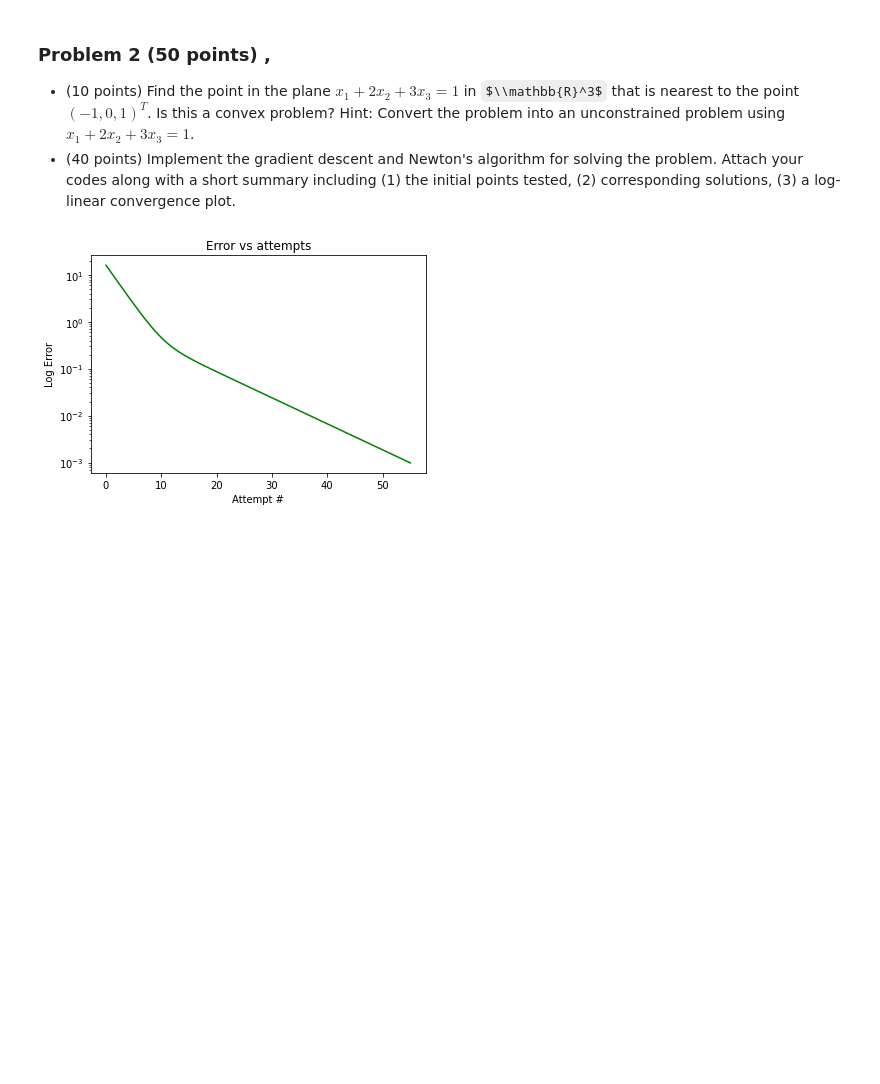
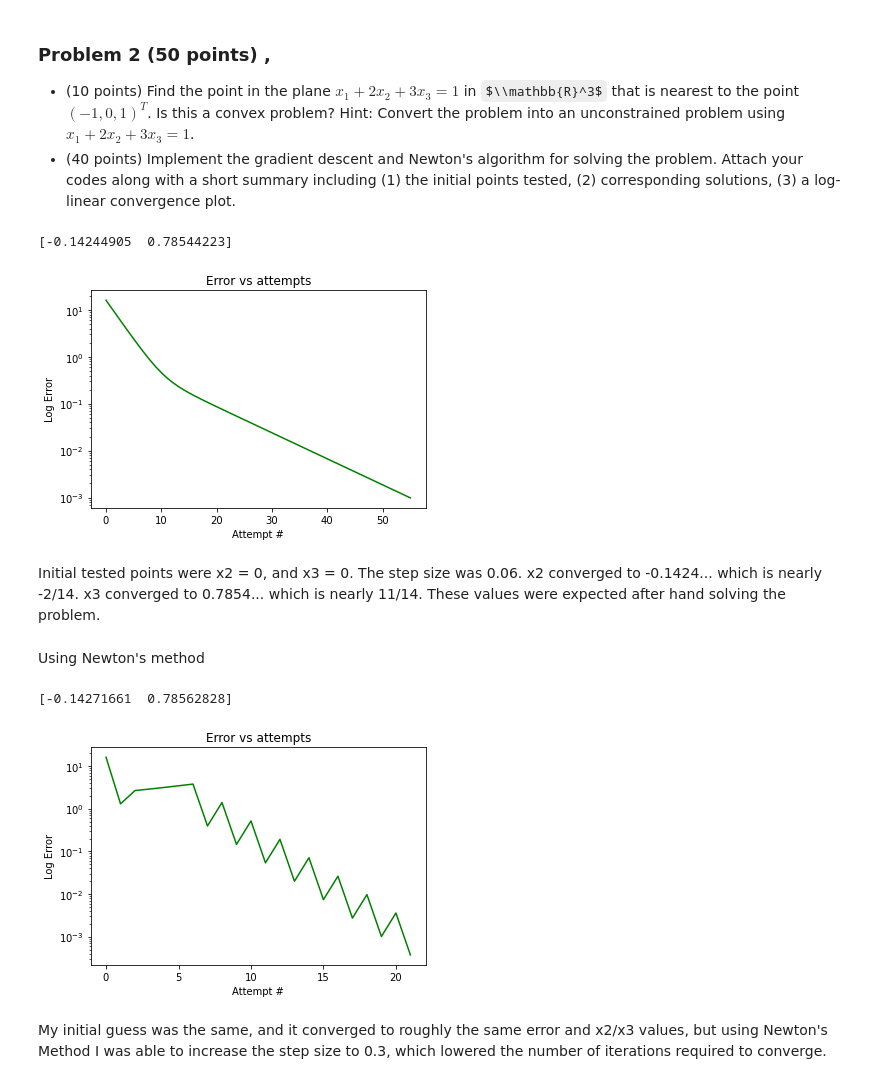
Before and after one commit to StevenCarlson91/HW2, a Jupyter notebook: Untitled.ipynb, the cells around one changed output. Cells and saved outputs as stored; diff of their text form; code cells hidden in the pictures; some formulas as TeX source; blank space fills up the shorter version.

Commit message:
Problem 2 finished

```diff
--- a/Untitled.ipynb
+++ b/Untitled.ipynb
@@ -59,6 +59,7 @@ while error >= eps:
     error_for_plot.append(error)
     #print(error_for_plot)
 
+print(x)
 # Plotting
 plt.title("Error vs attempts")
 plt.xlabel("Attempt #")
@@ -67,4 +68,55 @@ plt.plot(k_for_plot,error_for_plot, color = 'green')
 plt.yscale('log')
 plt.show()
 # %% [output]
+[-0.14244905  0.78544223]
 [figure]
+# %% [markdown]
+Initial tested points were x2 = 0, and x3 = 0. The step size was 0.06. x2 converged to -0.1424... which is nearly -2/14. x3 converged to 0.7854... which is nearly 11/14. These values were expected after hand solving the problem.
+# %% [markdown]
+Using Newton's method
+# %%
+eps = 0.001
+x0 = [0,0]
+k = 0
+k_for_plot = [0]
+soln = [x0]
+x = soln[k]
+error = np.linalg.norm(grad(x))
+error_for_plot = [error]
+
+H = [10, 12],[12, 20]
+
+# Armijo Line Search
+def line_search(x):
+    a = .3
+    d = -1*np.dot(np.linalg.inv(H),grad(x))
+    def phi(a,x):
+        phi = obj(x)-a*0.8*np.dot(gradT(x),d)
+        return phi
+    while phi(a,x) < obj(x-a*grad(x)):
+        a = a*0.5
+    return a
+
+while error >= eps:
+    a = line_search(x)
+    x = x-a*grad(x)
+    k = k+1
+    k_for_plot.append(k)
+    soln.append(x)
+    error = np.linalg.norm(grad(x))
+    error_for_plot.append(error)
+    #print(error_for_plot)
+
+print(x)
+# Plotting
+plt.title("Error vs attempts")
+plt.xlabel("Attempt #")
+plt.ylabel("Log Error")
+plt.plot(k_for_plot,error_for_plot, color = 'green')
+plt.yscale('log')
+plt.show()
+# %% [output]
+[-0.14271661  0.78562828]
+[figure, added]
+# %% [markdown]
+My initial guess was the same, and it converged to roughly the same error and x2/x3 values, but using Newton's Method I was able to increase the step size to 0.3, which lowered the number of iterations required to converge.
```
